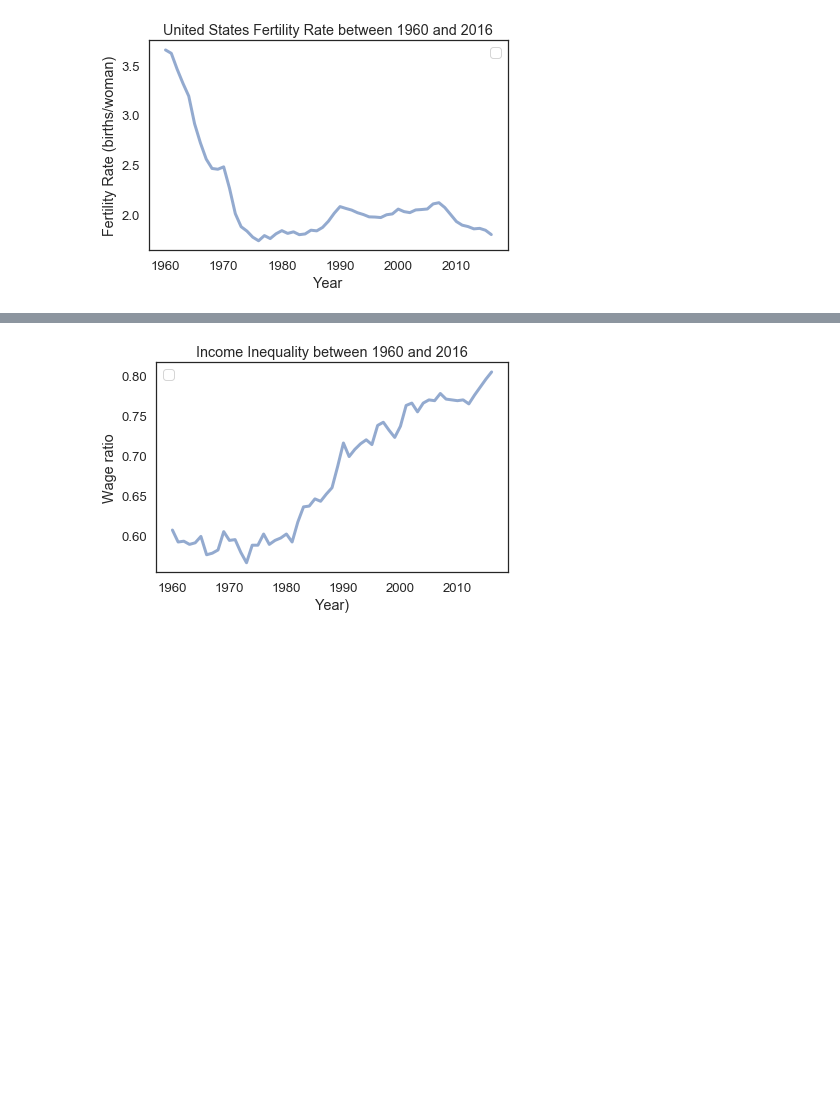
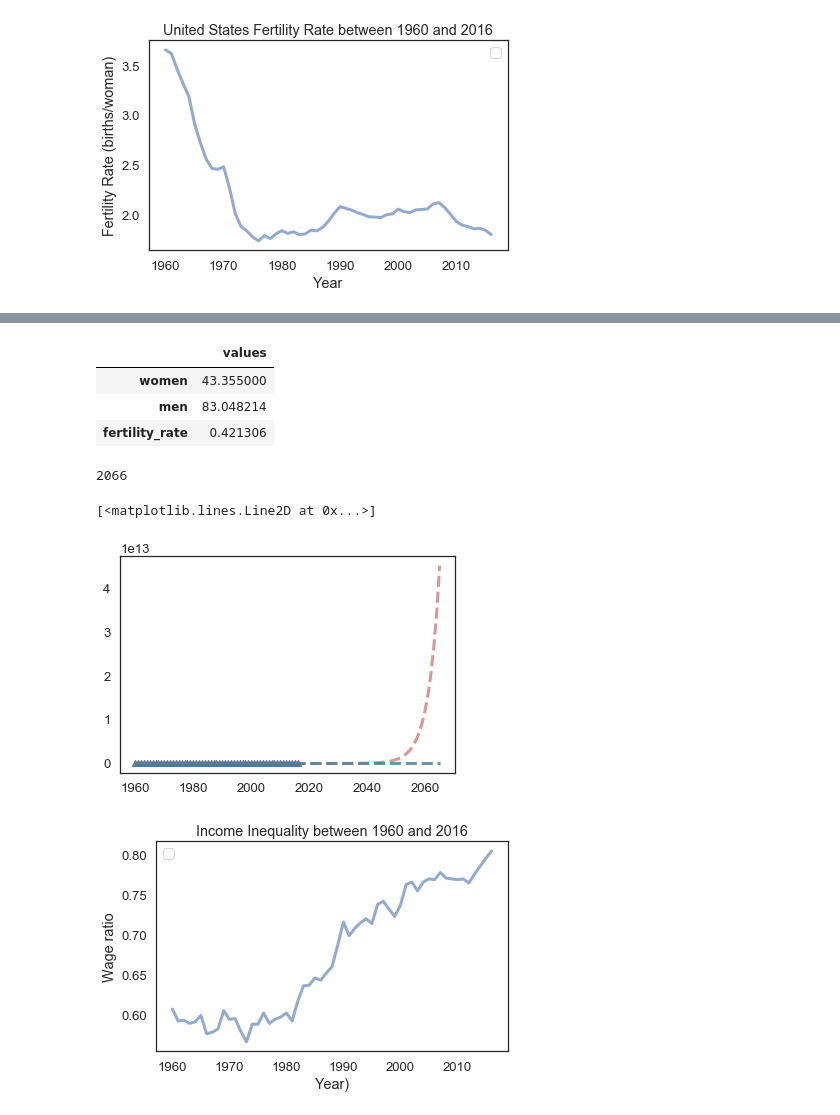
Before and after one commit to dlrow-olleh/ModSimPy, a Jupyter notebook: code/Project/Projehct.ipynb, the cells around one changed output, grey strips where cells are left out. Drawn from its saved outputs; the diff is of its cells as text; code cells hidden in the pictures; blank space fills up the shorter version.

```diff
--- a/code/Project/Projehct.ipynb
+++ b/code/Project/Projehct.ipynb
@@ -39,3 +136,48 @@ decorate(xlabel='Year',
+# %%
+def update_func1(state, t, system):
+
+    change_fertility = (system.birth_rate - system.infant_mortality)*state.fertility_rate
+    #change_women = (state.women + system.growthW - system.women_quitting_rate)
+    change_women = state.women + (system.growthW * state.women) - (system.women_quitting_rate * state.women)
+    change_men = state.men - system.growthM
+
+    return State(women = change_women, men = change_men, fertility_rate = change_fertility)
+# %%
+state = update_func1(init, system.t_0, sys1)
+# %% [output]
+|  | values |
+| women | 43.355000 |
+| men | 83.048214 |
+| fertility_rate | 0.421306 |
+# %%
+def run_simulation(system, update_func):
+    results1 = TimeSeries()
+    results2 = TimeSeries()
+    results3 = TimeSeries()
+
+
+    state = system.init
+
+    for t in linrange(system.t_0, system.t_end):
+        state = update_func1(state, t, system)
+        results1[t] = state.women
+        results2[t] = state.men
+        results3[t] = state.fertility_rate
+    print(system.t_end)
+    return results1, results2, results3
+# %%
+results = run_simulation(system, update_func1)
+years = linrange(1960,2066, 1)
+plot(time, percentageW,'r^', label = 'Employed Women')
+plot(time, percentageM,'g^', label = 'Employed men')
+plot(time, fertility,'b^', label = 'Fertility Rate')
+plot(years, results[0], 'r--', label = 'Employed Women (Model)')
+plot(years, results[1],'g--', label = 'Employed Men (Model)')
+plot(years, results[2], 'b--', label = 'Fertility Rate (Model)')
+# %% [output]
+2066
+[<matplotlib.lines.Line2D at 0x...>]
+[figure, added]
 # %%
 file2 = open ('Male-FemaleRatio.csv') #Importing csv file of Income Inequality data into code
 table2= csv.reader(file2)
```
Also changed, not shown: parts of 15 cells of this notebook, 29 other files.
